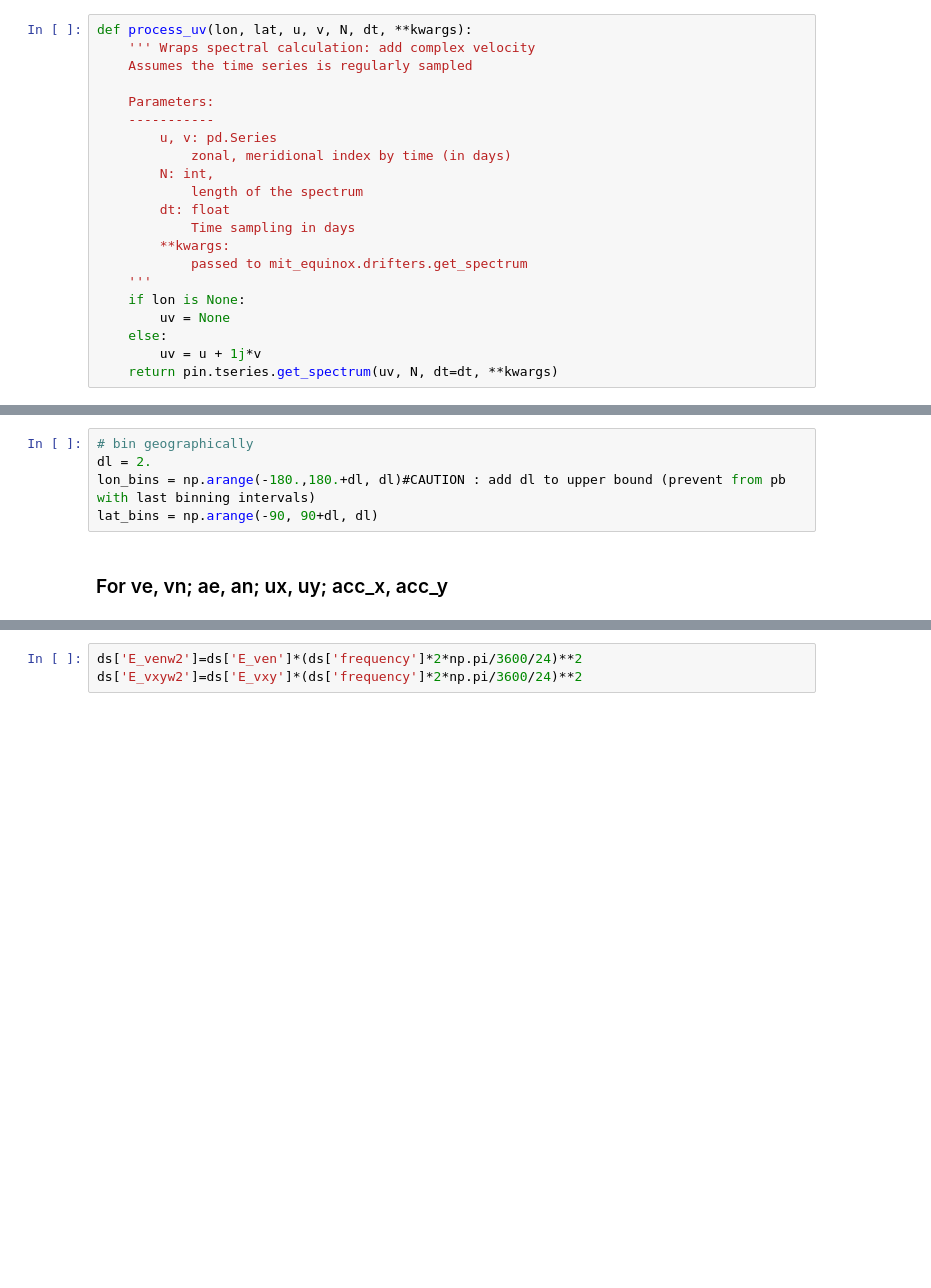
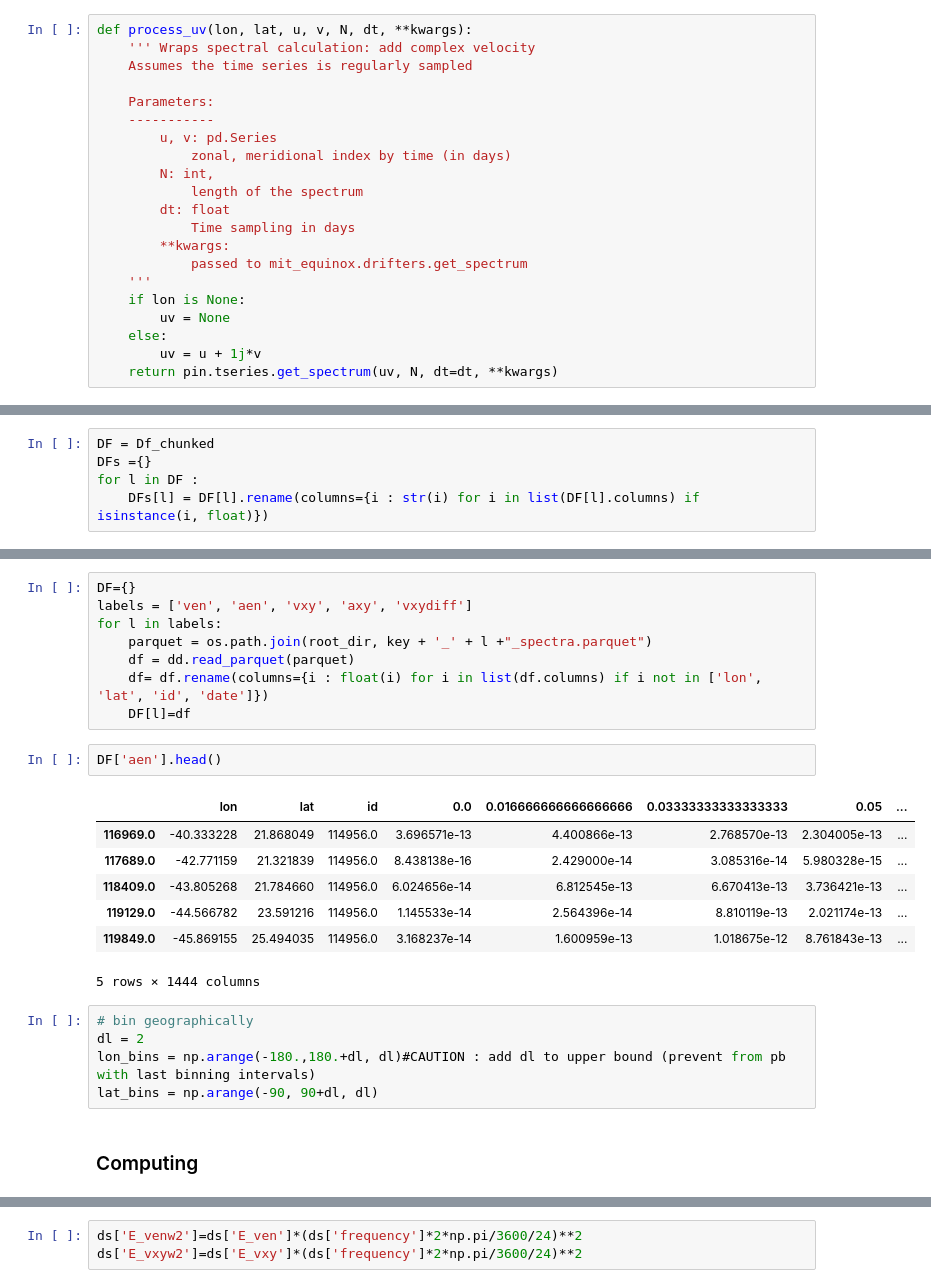
Before and after one commit to margot-demol/PhD, a Jupyter notebook: GDP/zarr_spectral_analysis.ipynb, the cells around one changed output, grey strips where cells are left out. Cells and saved outputs as stored; diff of their text form; blank space fills up the shorter version.

```diff
--- a/GDP/zarr_spectral_analysis.ipynb
+++ b/GDP/zarr_spectral_analysis.ipynb
@@ -194,0 +190,5 @@ Df_chunked['aen'].tail()
+# %%
+DF = Df_chunked
+DFs ={}
+for l in DF :
+    DFs[l] = DF[l].rename(columns={i : str(i) for i in list(DF[l].columns) if isinstance(i, float)})
@@ -199,10 +216,28 @@ Df_chunked['aen'].tail()
 
 https://github.com/apatlpo/mit_equinox/blob/master/parcels/spectra_binned.ipynb
+# %%
+DF={}
+labels = ['ven', 'aen', 'vxy', 'axy', 'vxydiff']
+for l in labels:
+    parquet = os.path.join(root_dir, key + '_' + l +"_spectra.parquet")
+    df = dd.read_parquet(parquet)
+    df= df.rename(columns={i : float(i) for i in list(df.columns) if i not in ['lon', 'lat', 'id', 'date']})
+    DF[l]=df
+# %%
+DF['aen'].head()
+# %% [output]
+|  | lon | lat | id | 0.0 | 0.016666666666666666 | 0.03333333333333333 | 0.05 | ... |
+| 116969.0 | -40.333228 | 21.868049 | 114956.0 | 3.696571e-13 | 4.400866e-13 | 2.768570e-13 | 2.304005e-13 | ... |
+| 117689.0 | -42.771159 | 21.321839 | 114956.0 | 8.438138e-16 | 2.429000e-14 | 3.085316e-14 | 5.980328e-15 | ... |
+| 118409.0 | -43.805268 | 21.784660 | 114956.0 | 6.024656e-14 | 6.812545e-13 | 6.670413e-13 | 3.736421e-13 | ... |
+| 119129.0 | -44.566782 | 23.591216 | 114956.0 | 1.145533e-14 | 2.564396e-14 | 8.810119e-13 | 2.021174e-13 | ... |
+| 119849.0 | -45.869155 | 25.494035 | 114956.0 | 3.168237e-14 | 1.600959e-13 | 1.018675e-12 | 8.761843e-13 | ... |
+5 rows × 1444 columns
 # %%
 # bin geographically
-dl = 2.
+dl = 2
 lon_bins = np.arange(-180.,180.+dl, dl)#CAUTION : add dl to upper bound (prevent from pb with last binning intervals)
 lat_bins = np.arange(-90, 90+dl, dl)
 # %% [markdown]
-### For ve, vn; ae, an; ux, uy; acc_x, acc_y
+### Computing
 # %%
```
Also changed, not shown: parts of 26 cells of this notebook, 22 other files.
